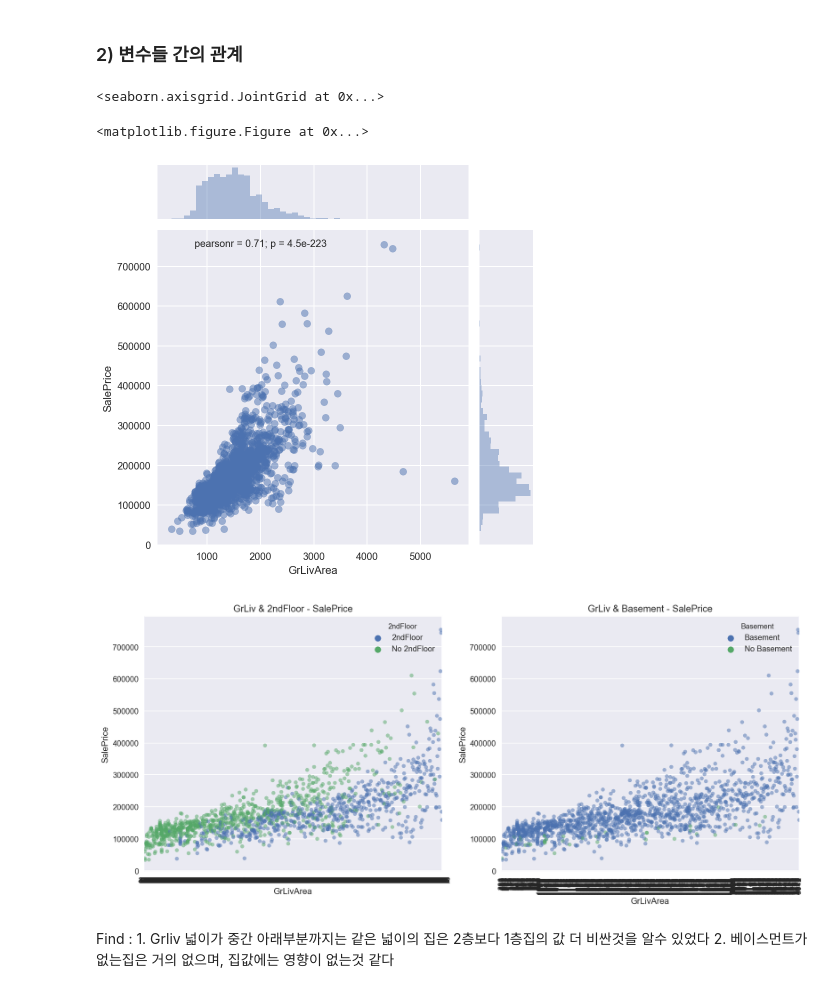
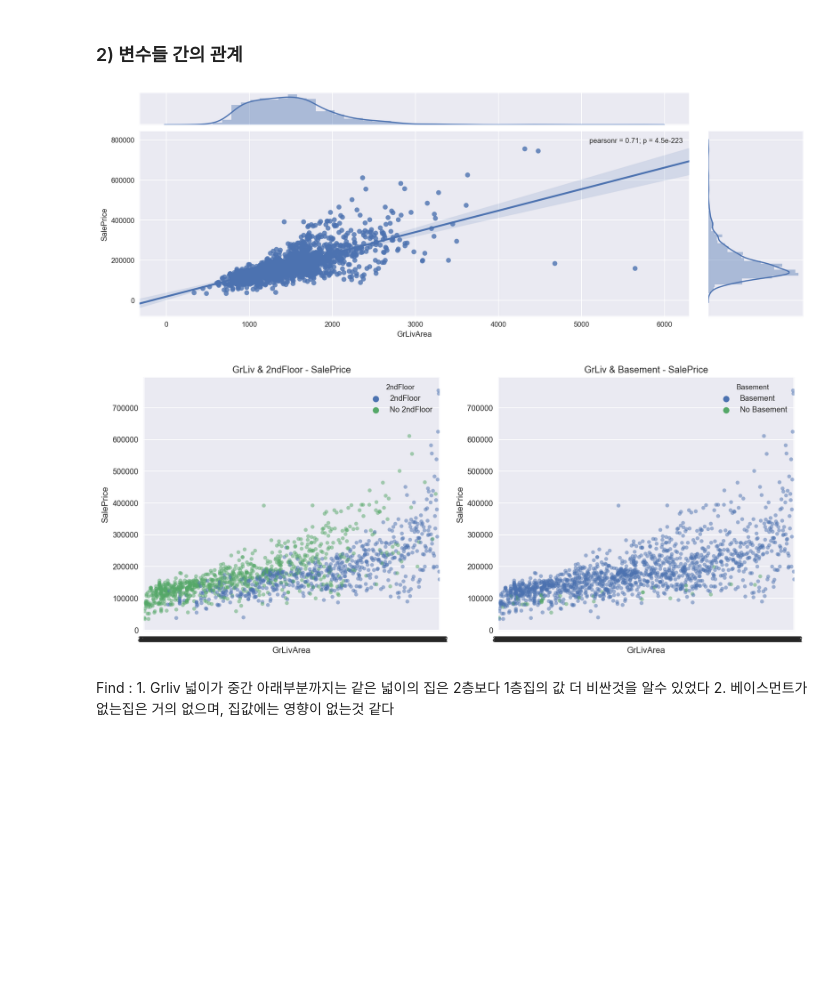
Before and after one commit to kish191919/House_Price_Project_by_Python, a Jupyter notebook: House_Prediction_Project_rev1.ipynb, the cells around one changed output. Cells and saved outputs as stored; diff of their text form; code cells hidden in the pictures; blank space fills up the shorter version.

```diff
--- a/House_Prediction_Project_rev1.ipynb
+++ b/House_Prediction_Project_rev1.ipynb
@@ -178,12 +178,11 @@ saleprice_outlier
 # %% [markdown]
 ### 2) 변수들 간의 관계
 # %%
-plt.figure(figsize=(15,5))
-sns.jointplot(x = "GrLivArea", y = "SalePrice", data=train, alpha = 0.5)  # size 조절
+grid = sns.jointplot(x = "GrLivArea", y = "SalePrice", data=train, kind="reg")
+grid.fig.set_size_inches(15,5)
+plt.show()
 # %% [output]
-<seaborn.axisgrid.JointGrid at 0x...>
-<matplotlib.figure.Figure at 0x...>
-[figure, old version]
+[figure, new version]
 # %%
 df_train = train.copy()
 df_train["2ndFloor"] = "2ndFloor"
@@ -197,17 +196,18 @@ g = sns.stripplot(x = 'GrLivArea', y = 'SalePrice', hue="2ndFloor", data = df_tr
 g.set_xlabel('GrLivArea')
 g.set_ylabel('SalePrice')
 g.set_title('GrLiv & 2ndFloor - SalePrice')
+# g.set_xticklabels(rotation=45)
 
 plt.subplot(122)
 b = sns.stripplot(x = 'GrLivArea', y = 'SalePrice', hue="Basement", data = df_train, alpha = 0.5)
-plt.xticks(ROTATION = 90)
-# b.set_xticks(["1000","2000","3500"])     # xtick 확인
 b.set_xlabel('GrLivArea')
 b.set_ylabel('SalePrice')
 b.set_title('GrLiv & Basement - SalePrice')
+# b.set_xticklabels(rotation=45)
+
 plt.show()
 # %% [output]
-[figure, old version]
+[figure, new version]
 # %% [markdown]
 Find : 1. Grliv 넓이가 중간 아래부분까지는 같은 넓이의 집은 2층보다 1층집의 값 더 비싼것을 알수 있었다
        2. 베이스먼트가 없는집은 거의 없으며, 집값에는 영향이 없는것 같다
```
Also changed, not shown: parts of 5 cells of this notebook.
